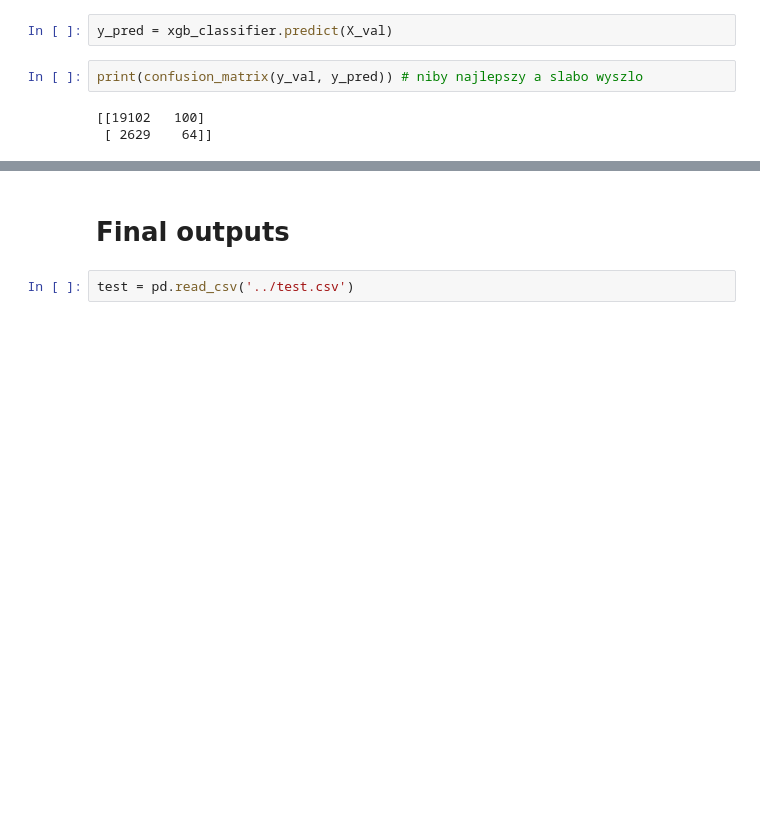
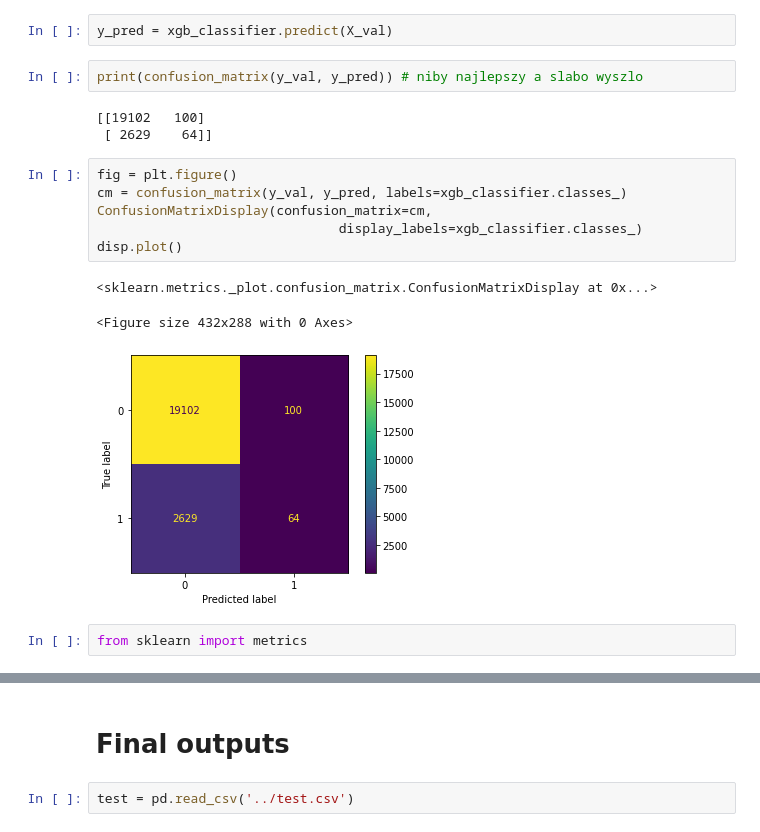
Before and after one commit to Koliber216/DontGetKicked-ML-Classification, a Jupyter notebook: model_notebooks/XGboost.ipynb, the cells around one changed output, grey strips where cells are left out. Saved outputs shown, nothing was run; the diff lists cells and outputs as text; blank space fills up the shorter version.

```diff
--- a/model_notebooks/XGboost.ipynb
+++ b/model_notebooks/XGboost.ipynb
@@ -459,3 +471,15 @@ print(confusion_matrix(y_val, y_pred)) # niby najlepszy a slabo wyszlo
 # %% [output]
 [[19102   100]
  [ 2629    64]]
+# %%
+fig = plt.figure()
+cm = confusion_matrix(y_val, y_pred, labels=xgb_classifier.classes_)
+ConfusionMatrixDisplay(confusion_matrix=cm,
+                               display_labels=xgb_classifier.classes_)
+disp.plot()
+# %% [output]
+<sklearn.metrics._plot.confusion_matrix.ConfusionMatrixDisplay at 0x...>
+<Figure size 432x288 with 0 Axes>
+[figure, added]
+# %%
+from sklearn import metrics
```
Also changed, not shown: parts of 9 cells of this notebook, 4 other files.
